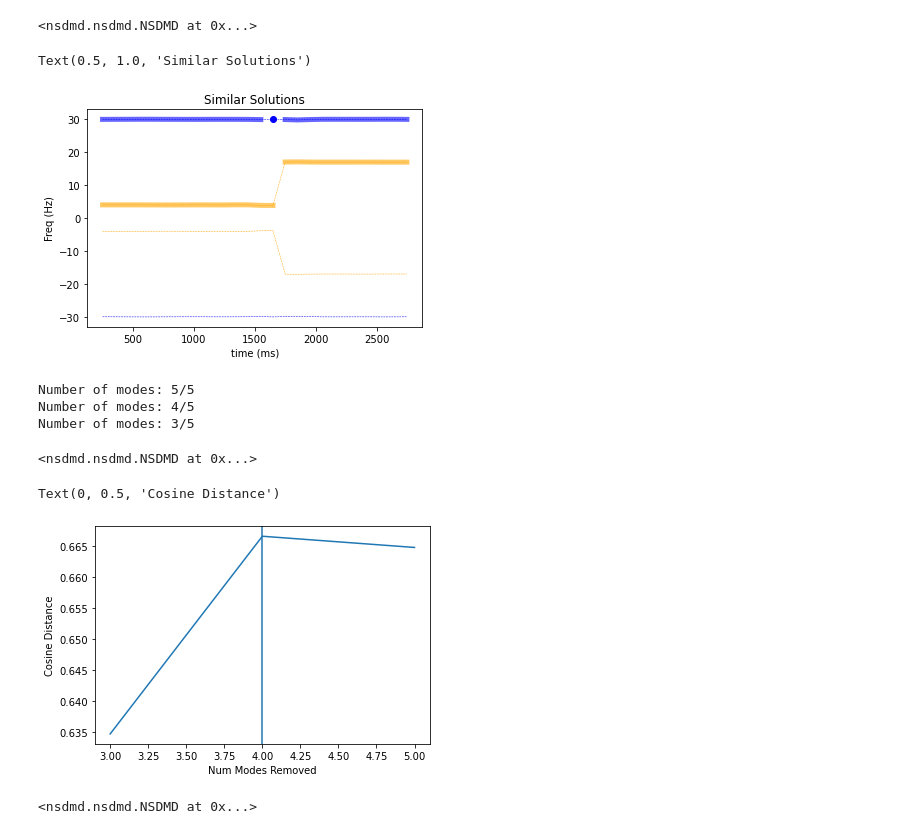
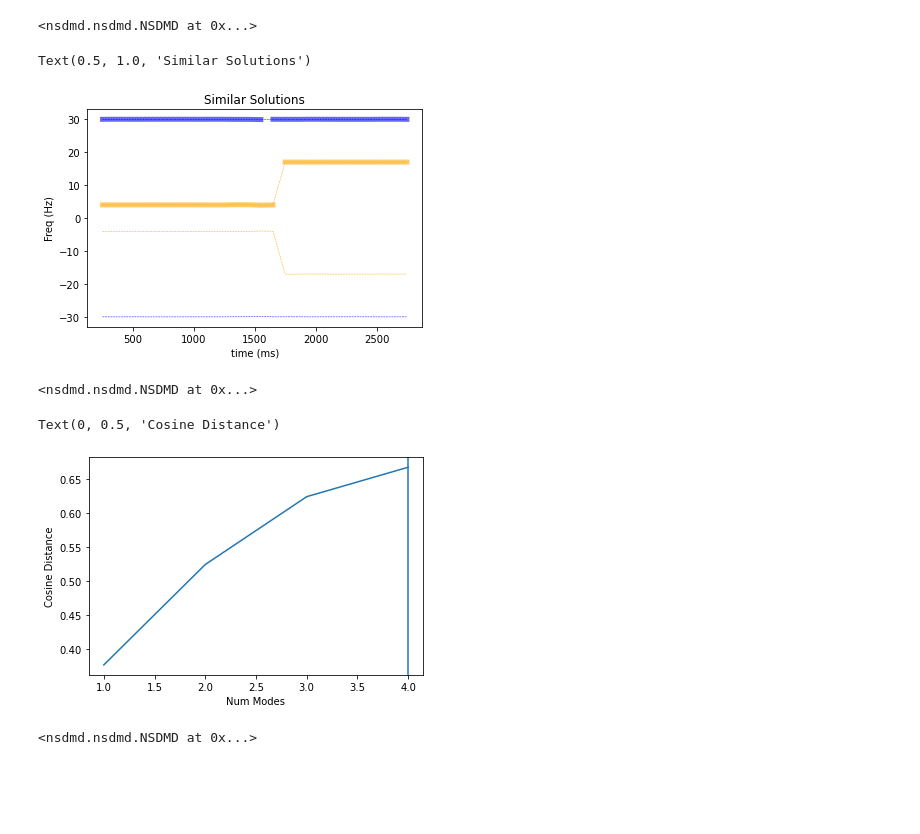
Before and after one commit to learning-2-learn/nsdmd, a Jupyter notebook: examples/two_network_demo.ipynb, the cells around one changed output. Cells and saved outputs as stored; diff of their text form; code cells hidden in the pictures; blank space fills up the shorter version.

Commit message:
Minor fix to nsdmd and made sure all notebooks can run

```diff
--- a/examples/two_network_demo.ipynb
+++ b/examples/two_network_demo.ipynb
@@ -55,6 +55,5 @@ Text(0, 0.5, 'Channel')
 # %%
-model = nsdmd.NSDMD(opt_rank=4, sim_thresh_phi_amp=0.98, verbose=True, feature_f_method='grad', \
-                    feature_final_num=2)
+model = nsdmd.NSDMD(opt_rank=4, sim_thresh_phi_amp=0.98)
 model.fit_opt(x, t, t_step)
 # %% [output]
 <nsdmd.nsdmd.NSDMD at 0x...>
@@ -76,24 +75,19 @@ plt.ylabel('Freq (Hz)')
 plt.title('Similar Solutions')
 # %% [output]
 Text(0.5, 1.0, 'Similar Solutions')
-[figure, old version]
+[figure, new version]
-# %%
-model.feature_final_num=3
 # %%
 model.fit_reduction(x, len(t), t_step)
 # %% [output]
-Number of modes: 5/5
-Number of modes: 4/5
-Number of modes: 3/5
+<nsdmd.nsdmd.NSDMD at 0x...>
-<nsdmd.nsdmd.NSDMD at 0x...>
 # %%
 plt.plot(model.num_modes_, model.errors_)
 plt.axvline(4)
-plt.xlabel('Num Modes Removed')
+plt.xlabel('Num Modes')
 plt.ylabel('Cosine Distance')
 # %% [output]
 Text(0, 0.5, 'Cosine Distance')
-[figure, old version]
+[figure, new version]
 # %%
 model.fit_f(x, len(t), t_step, 4)
 # %% [output]
```
Also changed, not shown: parts of 2 cells of this notebook, 7 other files.
